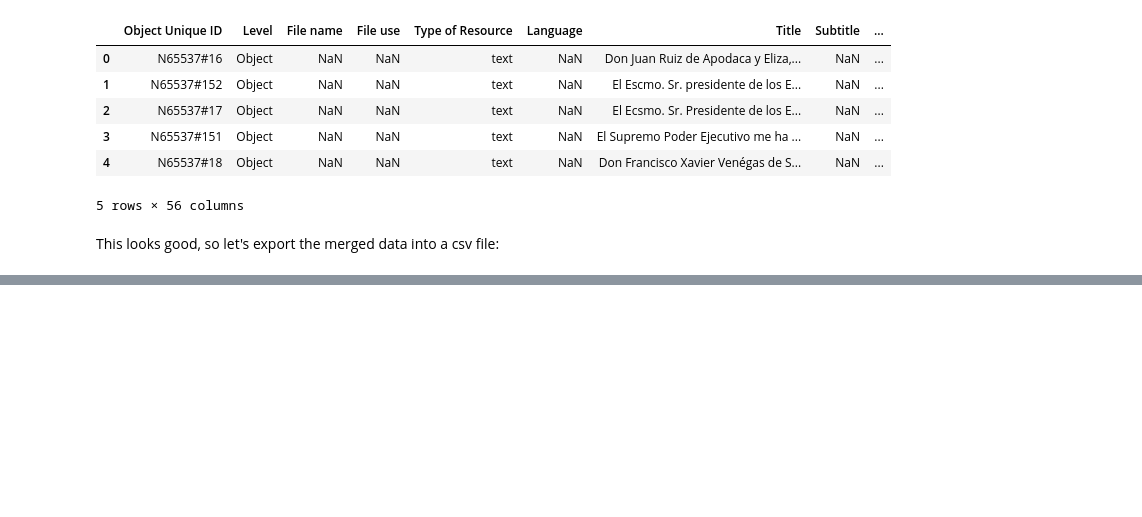
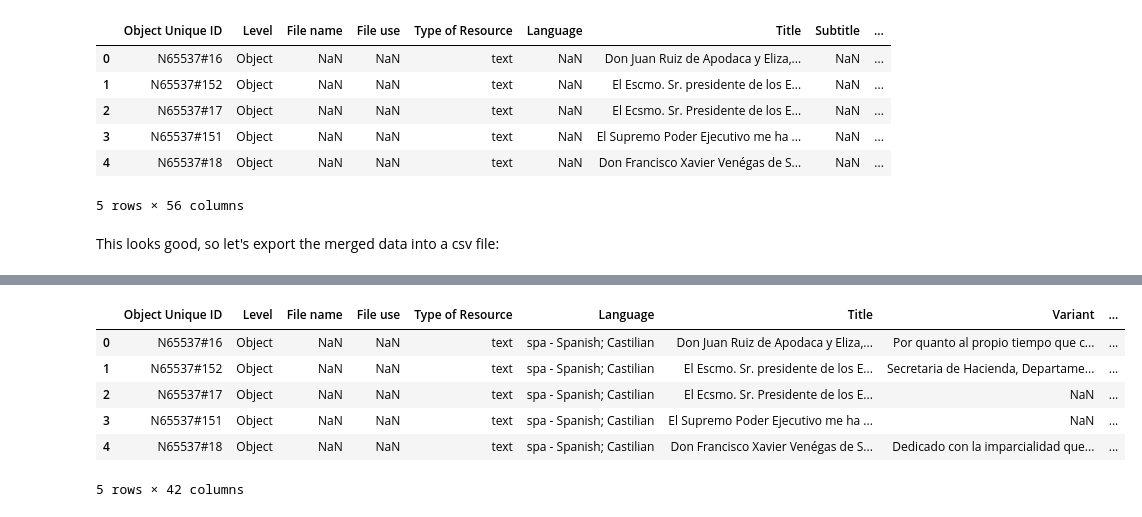
Before and after one commit to remerjohnson/broadsides-exploration, a Jupyter notebook: batch2/mexican_broadsides_batch2.ipynb, the cells around one changed output, grey strips where cells are left out. Cells and saved outputs as stored; diff of their text form; code cells hidden in the pictures; blank space fills up the shorter version.

Commit message:
Added cleaned Refine data as basis for OLR, made a script to structure objects from staging, worked further in notebook

```diff
--- a/batch2/mexican_broadsides_batch2.ipynb
+++ b/batch2/mexican_broadsides_batch2.ipynb
@@ -86,0 +91,12 @@ This looks good, so let's export the merged data into a csv file:
+# %%
+df3 = pd.read_csv('mexican_broadsides_batch2.csv')
+# %%
+df3.head()
+# %% [output]
+|  | Object Unique ID | Level | File name | File use | Type of Resource | Language | Title | Variant | ... |
+| 0 | N65537#16 | Object | NaN | NaN | text | spa - Spanish; Castilian | Don Juan Ruiz de Apodaca y Eliza,... | Por quanto al propio tiempo que c... | ... |
+| 1 | N65537#152 | Object | NaN | NaN | text | spa - Spanish; Castilian | El Escmo. Sr. presidente de los E... | Secretaria de Hacienda, Departame... | ... |
+| 2 | N65537#17 | Object | NaN | NaN | text | spa - Spanish; Castilian | El Ecsmo. Sr. Presidente de los E... | NaN | ... |
+| 3 | N65537#151 | Object | NaN | NaN | text | spa - Spanish; Castilian | El Supremo Poder Ejecutivo me ha ... | NaN | ... |
+| 4 | N65537#18 | Object | NaN | NaN | text | spa - Spanish; Castilian | Don Francisco Xavier Venégas de S... | Dedicado con la imparcialidad que... | ... |
+5 rows × 42 columns
```
Also changed, not shown: parts of 1 cell of this notebook, 2 other files.
